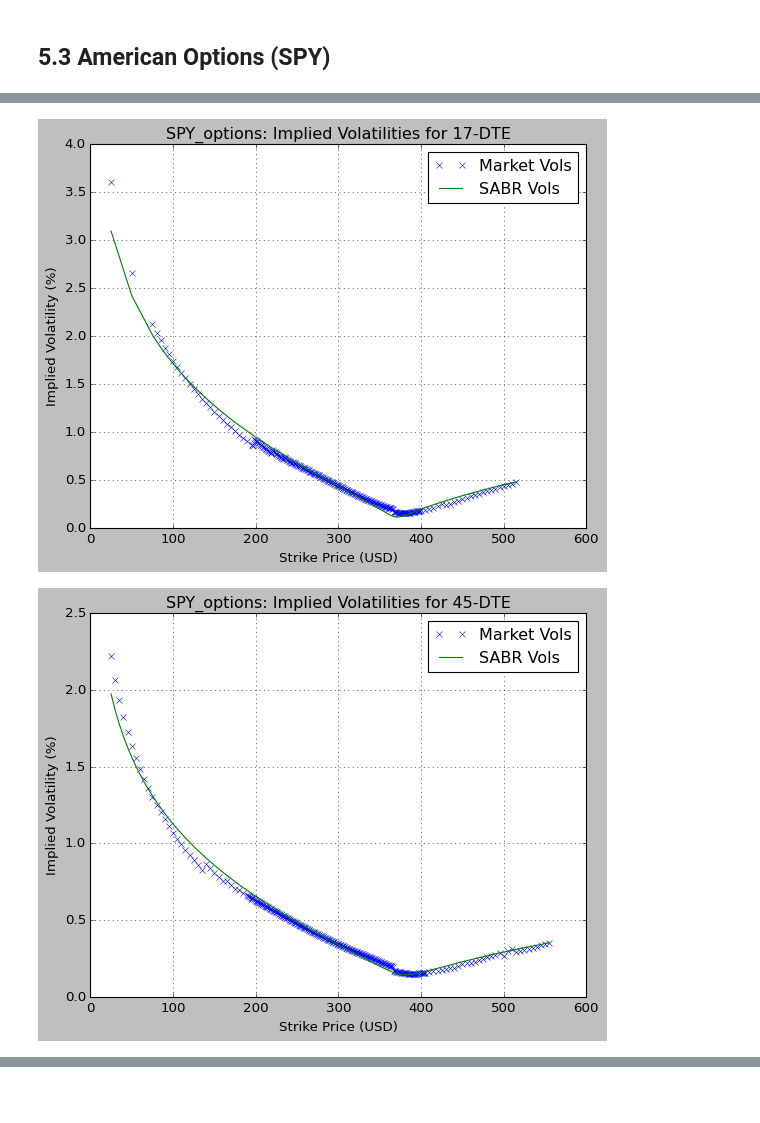
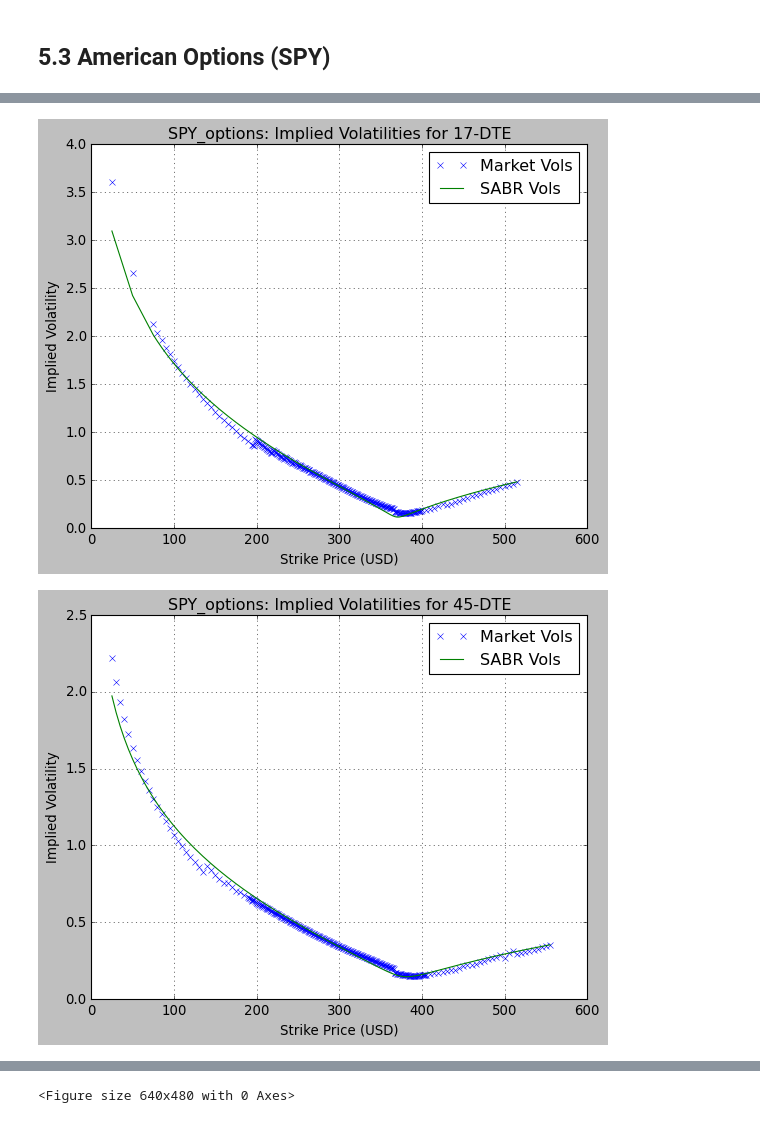
Before and after one commit to andreignatius/stochastic-calculus, a Jupyter notebook: model_calibration/model_calibration.ipynb, the cells around one changed output, grey strips where cells are left out. Cells and saved outputs as stored; diff of their text form; code cells hidden in the pictures; blank space fills up the shorter version.

```diff
--- a/model_calibration/model_calibration.ipynb
+++ b/model_calibration/model_calibration.ipynb
@@ -175,13 +179,14 @@ DD_params_by_dte_dict = {}
 
 for day_to_expiry, df_vol in implied_vol_dict_spx.items():
   # sigma
-  sigma_put = df_vol[df_vol['options_type'] == 'put'].iloc[-1].impliedvol
-  sigma_call = df_vol[df_vol['options_type'] == 'call'].iloc[0].impliedvol
-  sigma = 0.5 * (sigma_put + sigma_call)
+  #sigma_put = df_vol[df_vol['options_type'] == 'put'].iloc[-1].impliedvol
+  #sigma_call = df_vol[df_vol['options_type'] == 'call'].iloc[0].impliedvol
+  #sigma = 0.5 * (sigma_put + sigma_call)
   # others
   rates = df_rates_processed.loc[int(day_to_expiry)]['rate_decimal']
   T = float(day_to_expiry) / 365
   S = S_SPX
+  sigma = np.interp(S,df_vol.iloc[:, 0],df_vol.iloc[:, 1])
 
   initial_guess = [0.96] # beta
   res = least_squares(lambda x: calculate_DD_vol_err(x,
@@ -226,10 +231,10 @@ for day_to_expiry, df_vol in implied_vol_dict_spx.items():
   plt.title('SPX_options: Implied Volatilities for {}-DTE'.format(day_to_expiry))
   plt.plot(df_vol['strike'], df_vol['impliedvol'], 'x', label='Market Vols')
   plt.plot(df_vol['strike'], ddvols, label='DD Vols')
-
   plt.grid()
   plt.xlabel('Strike Price (USD)')
-  plt.ylabel('Implied Volatility (%)')
+  plt.ylabel('Implied Volatility')
   plt.legend()
   plt.show()
+  plt.savefig(f'spx_options_{day_to_expiry}_dd_vols.jpeg')
 # %% [output]
@@ -297,7 +303,8 @@ for day_to_expiry, df_vol in implied_vol_dict_spy.items():
 
   plt.grid()
   plt.xlabel('Strike Price (USD)')
-  plt.ylabel('Implied Volatility (%)')
+  plt.ylabel('Implied Volatility')
   plt.legend()
   plt.show()
+  plt.savefig(f'spy_options_{day_to_expiry}_dd_vols.jpeg')
 # %% [output]
@@ -396,7 +404,8 @@ for day_to_expiry, df_vol in implied_vol_dict_spx.items():
 
   plt.grid()
   plt.xlabel('Strike Price (USD)')
-  plt.ylabel('Implied Volatility (%)')
+  plt.ylabel('Implied Volatility')
   plt.legend()
   plt.show()
+  plt.savefig(f'spx_options_{day_to_expiry}_sabr_vols.jpeg')
 # %% [output]
@@ -447,23 +457,24 @@ SABR_params_by_dte_dict
 # %%
 for day_to_expiry, df_vol in implied_vol_dict_spy.items():
   rates = df_rates_processed.loc[int(day_to_expiry)]['rate_decimal']
   T = float(day_to_expiry) / 365
   F = S_SPY * np.exp(rates * T)
   params = SABR_params_by_dte_dict[day_to_expiry]
 
   sabrvols = []
   for K in df_vol['strike']:
       sabrvols.append(SABR_model(F, K, T, params['alpha'], beta, params['rho'], params['nu']))
 
   plt.title('SPY_options: Implied Volatilities for {}-DTE'.format(day_to_expiry))
   plt.plot(df_vol['strike'], df_vol['impliedvol'], 'x', label='Market Vols')
   plt.plot(df_vol['strike'], sabrvols, label='SABR Vols')
 
   plt.grid()
   plt.xlabel('Strike Price (USD)')
-  plt.ylabel('Implied Volatility (%)')
+  plt.ylabel('Implied Volatility')
   plt.legend()
   plt.show()
+  plt.savefig(f'spy_options_{day_to_expiry}_sabr_vols.jpeg')
 # %% [output]
-[figure, old version]
+[figure, new version]
-[figure, old version]
+[figure, new version]
@@ -470,0 +482 @@ for day_to_expiry, df_vol in implied_vol_dict_spy.items():
+<Figure size 640x480 with 0 Axes>
```
Also changed, not shown: parts of 11 cells of this notebook.
